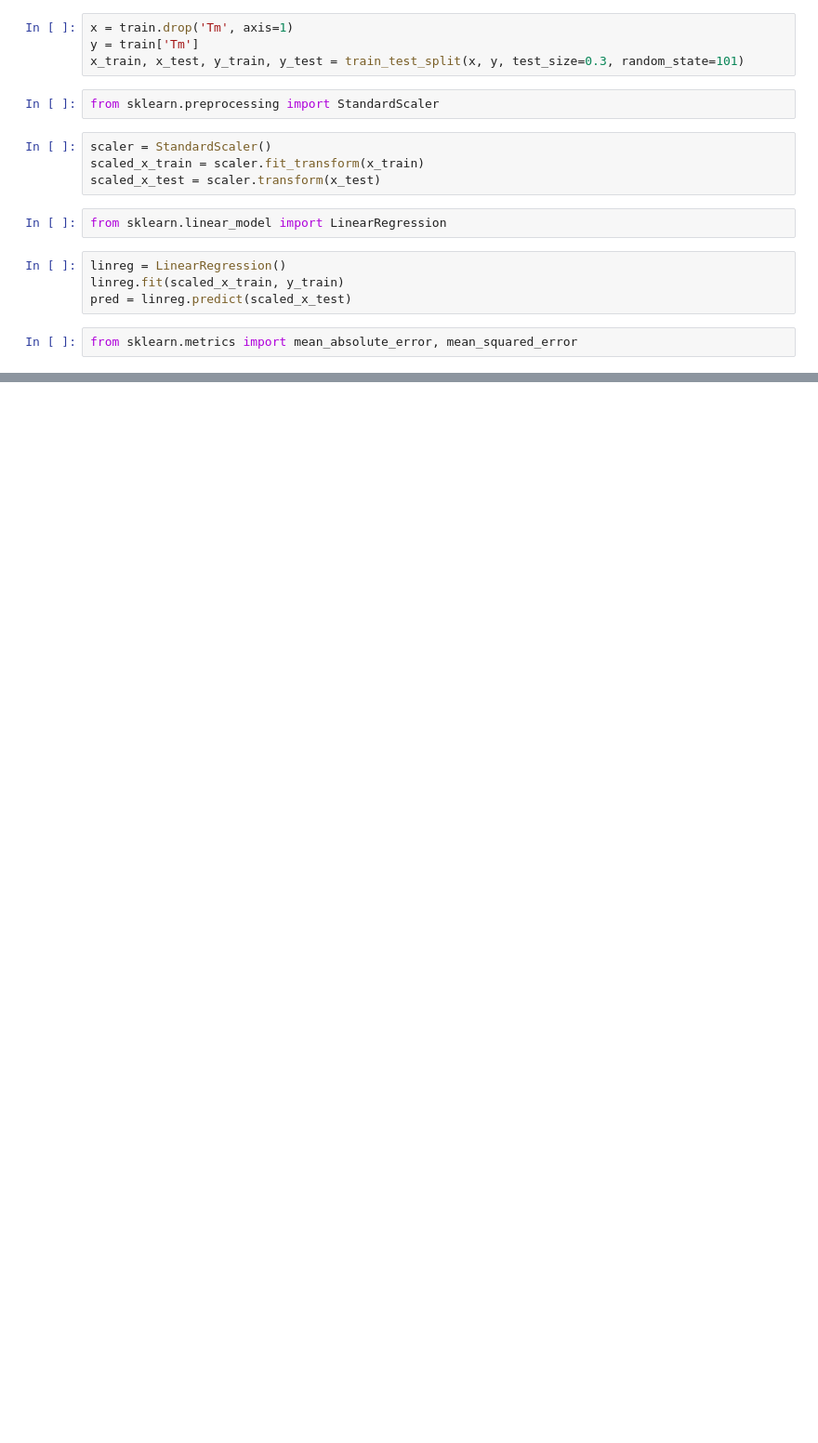
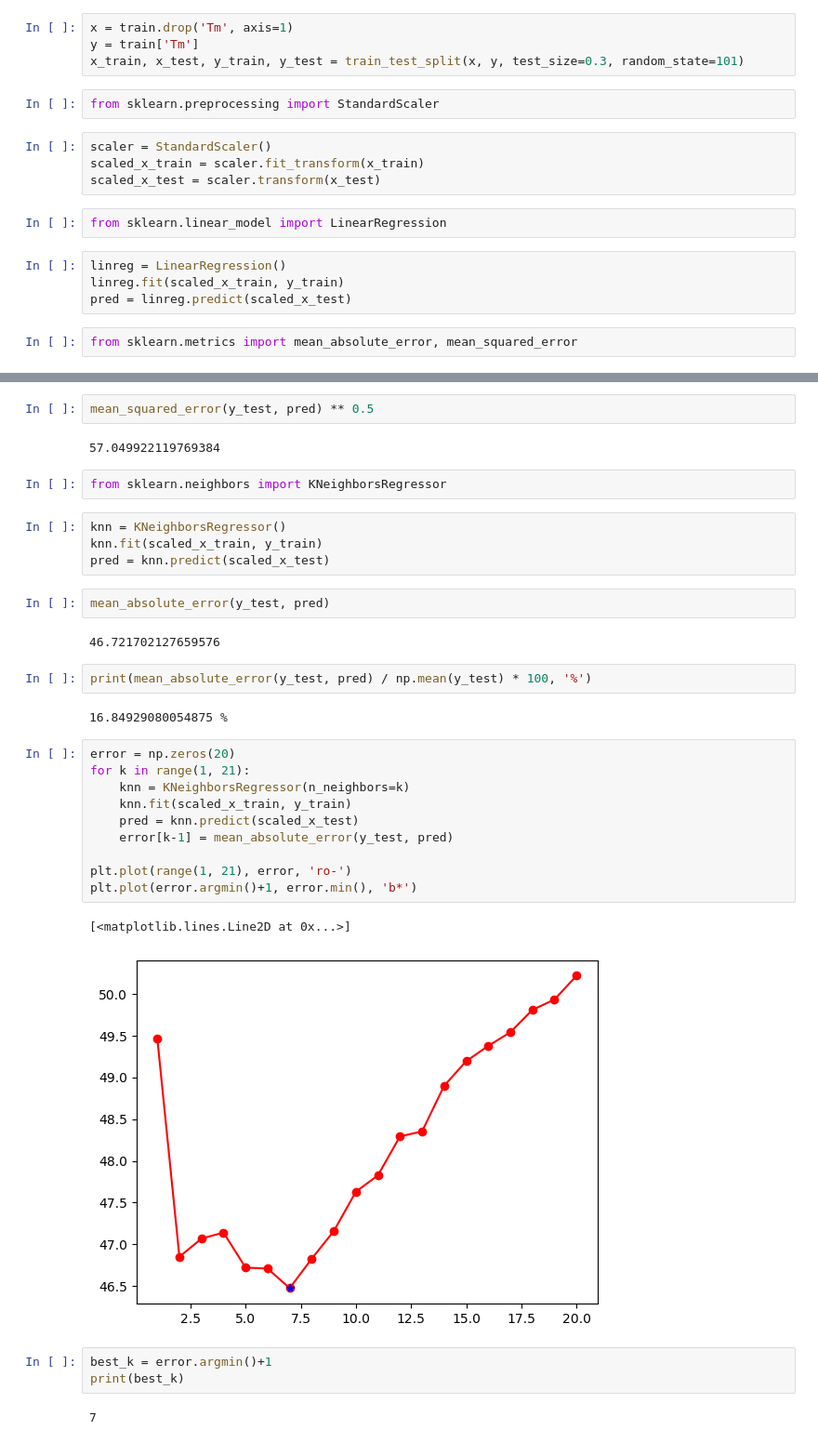
Before and after one commit to avishka-hashara/Melting-Point-Prediction, a Jupyter notebook: melting_point.ipynb, the cells around one changed output, grey strips where cells are left out. Shown at 93% size. Saved outputs shown, nothing was run; the diff lists cells and outputs as text; blank space fills up the shorter version.

Commit message:
Training Completed

```diff
--- a/melting_point.ipynb
+++ b/melting_point.ipynb
@@ -87,0 +96,36 @@ from sklearn.metrics import mean_absolute_error, mean_squared_error
+# %%
+mean_squared_error(y_test, pred) ** 0.5
+# %% [output]
+57.049922119769384
+# %%
+from sklearn.neighbors import KNeighborsRegressor
+# %%
+knn = KNeighborsRegressor()
+knn.fit(scaled_x_train, y_train)
+pred = knn.predict(scaled_x_test)
+# %%
+mean_absolute_error(y_test, pred)
+# %% [output]
+46.721702127659576
+# %%
+print(mean_absolute_error(y_test, pred) / np.mean(y_test) * 100, '%')
+# %% [output]
+16.84929080054875 %
+# %%
+error = np.zeros(20)
+for k in range(1, 21):
+    knn = KNeighborsRegressor(n_neighbors=k)
+    knn.fit(scaled_x_train, y_train)
+    pred = knn.predict(scaled_x_test)
+    error[k-1] = mean_absolute_error(y_test, pred)
+
+plt.plot(range(1, 21), error, 'ro-')
+plt.plot(error.argmin()+1, error.min(), 'b*')
+# %% [output]
+[<matplotlib.lines.Line2D at 0x...>]
+[figure, added]
+# %%
+best_k = error.argmin()+1
+print(best_k)
+# %% [output]
+7
```
Also changed, not shown: parts of 35 cells of this notebook.
